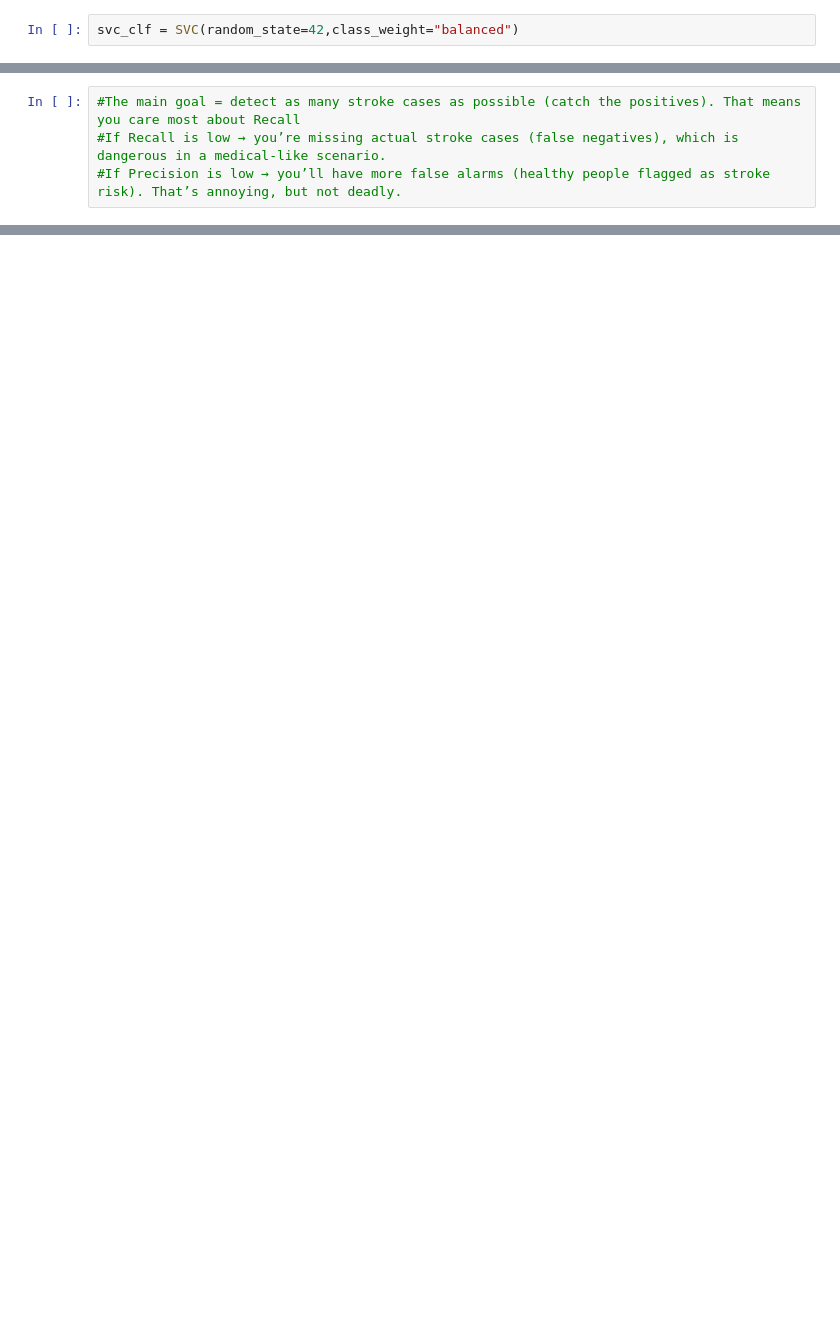
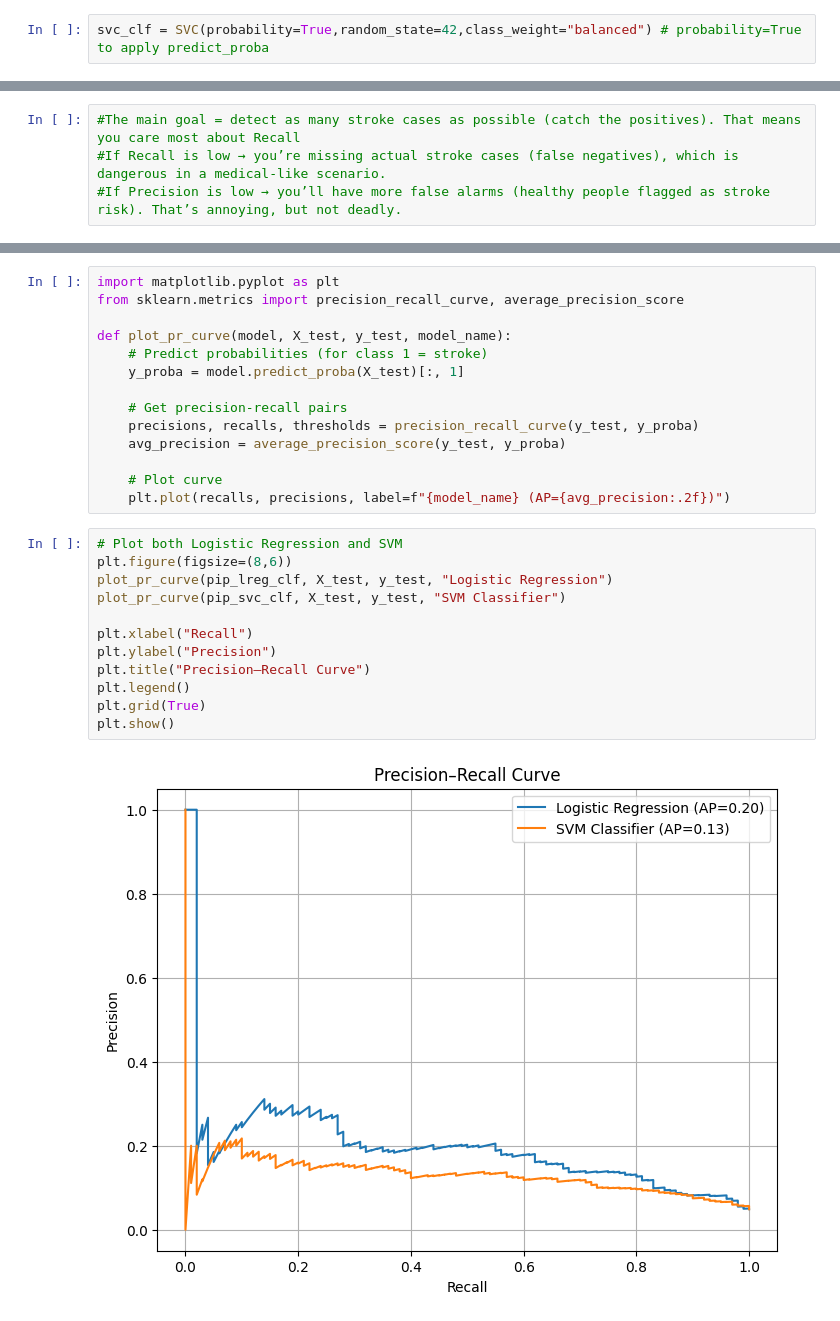
Before and after one commit to Alhamza-Mohamed/Machine-Learning, a Jupyter notebook: Stroke/Stroke_modeling.ipynb, the cells around one changed output, grey strips where cells are left out. Saved outputs shown, nothing was run; the diff lists cells and outputs as text; blank space fills up the shorter version.

Commit message:
fix classification_report and apply best model in stroke

```diff
--- a/Stroke/Stroke_modeling.ipynb
+++ b/Stroke/Stroke_modeling.ipynb
@@ -194,7 +207,7 @@ weighted avg       1.00      0.95      0.97      1022
 # %%
 from sklearn.svm import SVC
 # %%
-svc_clf = SVC(random_state=42,class_weight="balanced")
+svc_clf = SVC(probability=True,random_state=42,class_weight="balanced") # probability=True to apply predict_proba
 # %%
 pip_svc_clf = Pipeline([
     ("preprocessor", preprocessor),
@@ -343,0 +363,28 @@ for metric in metrics:
+# %%
+import matplotlib.pyplot as plt
+from sklearn.metrics import precision_recall_curve, average_precision_score
+
+def plot_pr_curve(model, X_test, y_test, model_name):
+    # Predict probabilities (for class 1 = stroke)
+    y_proba = model.predict_proba(X_test)[:, 1]
+
+    # Get precision-recall pairs
+    precisions, recalls, thresholds = precision_recall_curve(y_test, y_proba)
+    avg_precision = average_precision_score(y_test, y_proba)
+
+    # Plot curve
+    plt.plot(recalls, precisions, label=f"{model_name} (AP={avg_precision:.2f})")
+# %%
+# Plot both Logistic Regression and SVM
+plt.figure(figsize=(8,6))
+plot_pr_curve(pip_lreg_clf, X_test, y_test, "Logistic Regression")
+plot_pr_curve(pip_svc_clf, X_test, y_test, "SVM Classifier")
+
+plt.xlabel("Recall")
+plt.ylabel("Precision")
+plt.title("Precision–Recall Curve")
+plt.legend()
+plt.grid(True)
+plt.show()
+# %% [output]
+[figure, added]
```
Also changed, not shown: parts of 40 cells of this notebook, 2 other files.
